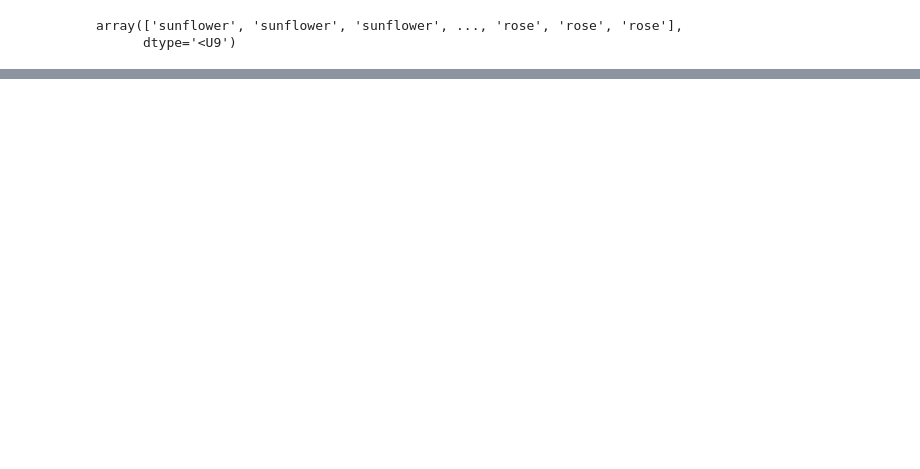
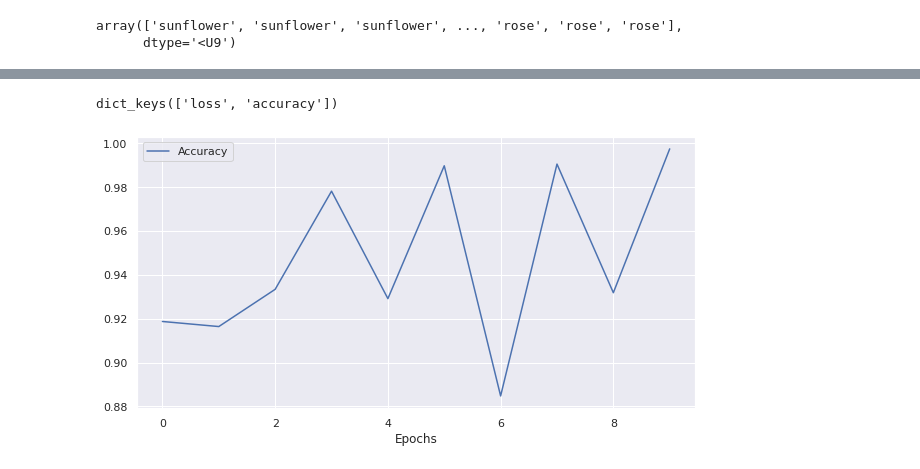
Before and after one commit to SyedHuzaifa007/PIAIC-Deep-Learning-Assignment, a Jupyter notebook: Flowers_Recognition.ipynb, the cells around one changed output, grey strips where cells are left out. Saved outputs shown, nothing was run; the diff lists cells and outputs as text; code cells hidden in the pictures; blank space fills up the shorter version.

```diff
--- a/Flowers_Recognition.ipynb
+++ b/Flowers_Recognition.ipynb
@@ -126,0 +148,2 @@ def preprocessing(features, labels):
+# %%
+model = model()
@@ -126,0 +168,3 @@ def preprocessing(features, labels):
+# %%
+# Training The Model
+training_model = model.fit(X_train, y_train, epochs=10, batch_size=128)
@@ -126,0 +192,2 @@ def preprocessing(features, labels):
+# %%
+training_model = model.fit(X_train, y_train, epochs=10, batch_size=128)
@@ -126,0 +215,17 @@ def preprocessing(features, labels):
+# %%
+# Defining Accuracy Plot Function
+
+def plot_accuracy(training_model):
+  plt.figure(figsize=(10,5))
+  plt.plot(training_model.history["accuracy"], label="Accuracy", color = "b")
+  plt.xlabel("Epochs")
+  plt.legend()
+  plt.show()
+# %%
+training_model.history.keys()
+# %% [output]
+dict_keys(['loss', 'accuracy'])
+# %%
+plot_accuracy(training_model)
+# %% [output]
+[figure, added]
```
Also changed, not shown: parts of 10 cells of this notebook.
